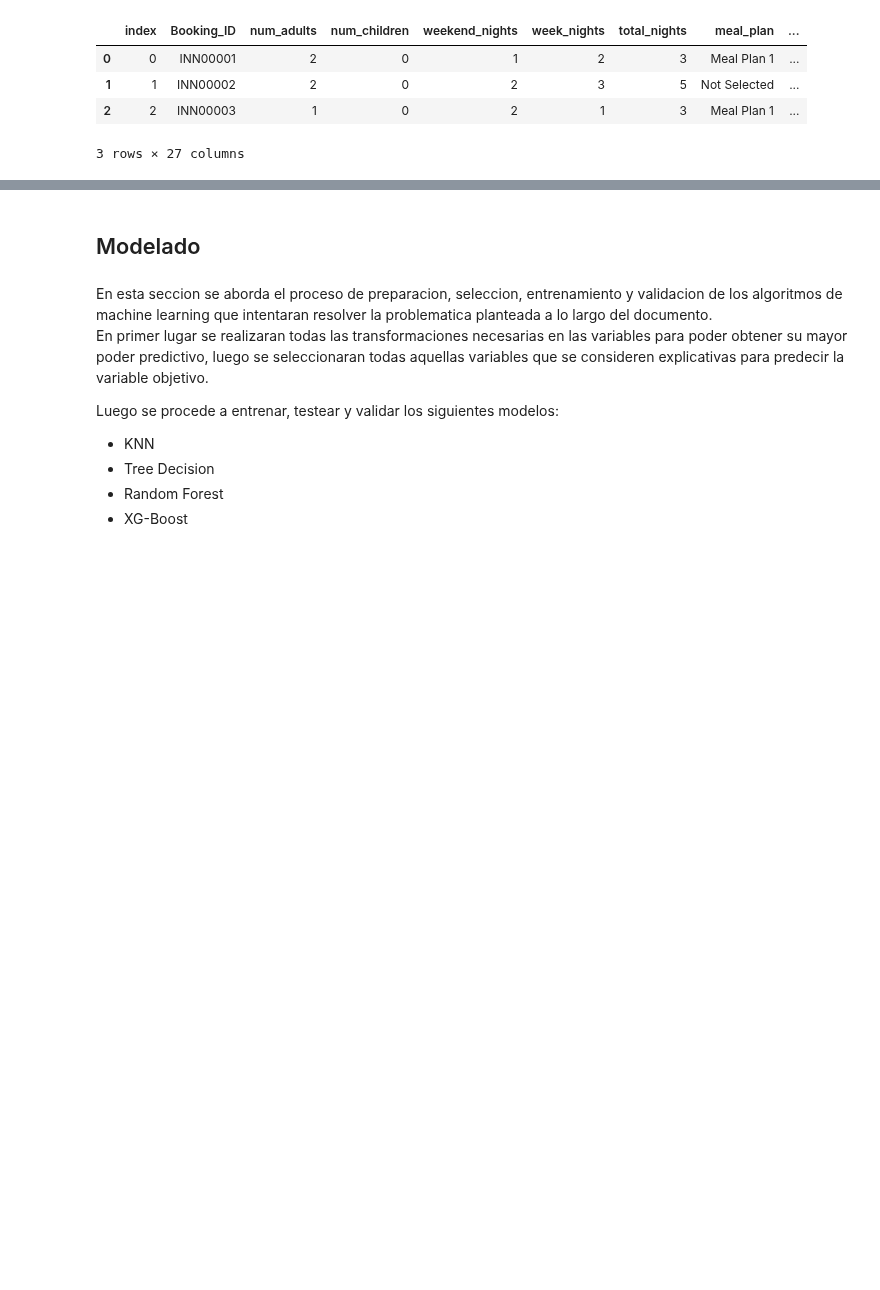
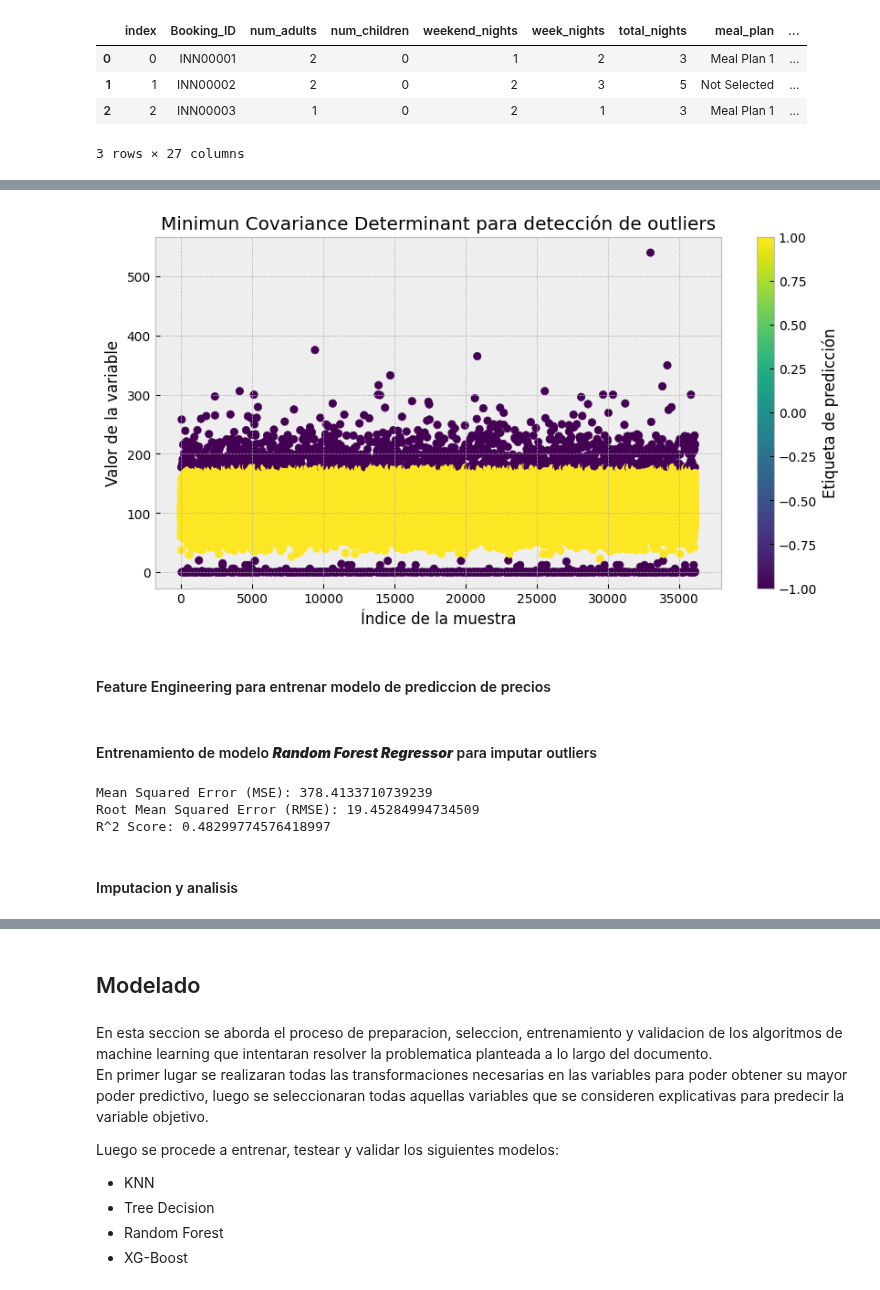
Before and after one commit to arielRas/CoderHouseDataScience-ProyectoFinal, a Jupyter notebook: Model.ipynb, the cells around one changed output, grey strips where cells are left out. Saved outputs shown, nothing was run; the diff lists cells and outputs as text; code cells hidden in the pictures; blank space fills up the shorter version.

```diff
--- a/Model.ipynb
+++ b/Model.ipynb
@@ -17,0 +75,15 @@ df.head(3)
+# %%
+#REPRESENTACION GRAFICA DE OUTLIERS
+mpl.style.use('bmh')
+plt.figure(figsize=(10,6))
+plt.scatter(predict.index, predict.avg_price_room, c=predict.is_outlier, cmap='viridis')
+plt.xlabel('Índice de la muestra')
+plt.ylabel('Valor de la variable')
+plt.title('Minimun Covariance Determinant para detección de outliers')
+plt.colorbar(label='Etiqueta de predicción')
+plt.show()
+mpl.style.use('bmh')
+# %% [output]
+[figure, added]
+# %% [markdown]
+#### Feature Engineering para entrenar modelo de prediccion de precios
@@ -17,0 +116,2 @@ df.head(3)
+# %% [markdown]
+#### Entrenamiento de modelo ***Random Forest Regressor*** para imputar outliers
@@ -17,0 +131,16 @@ df.head(3)
+# %%
+#METRICAS DE REGRESION
+mse = mean_squared_error(y_test, y_pred)
+print(f"Mean Squared Error (MSE): {mse}")
+
+rmse = np.sqrt(mse)
+print(f"Root Mean Squared Error (RMSE): {rmse}")
+
+r2 = r2_score(y_test, y_pred)
+print(f"R^2 Score: {r2}")
+# %% [output]
+Mean Squared Error (MSE): 378.4133710739239
+Root Mean Squared Error (RMSE): 19.45284994734509
+R^2 Score: 0.48299774576418997
+# %% [markdown]
+#### Imputacion y analisis
```
Also changed, not shown: parts of 25 cells of this notebook, 2 other files.
